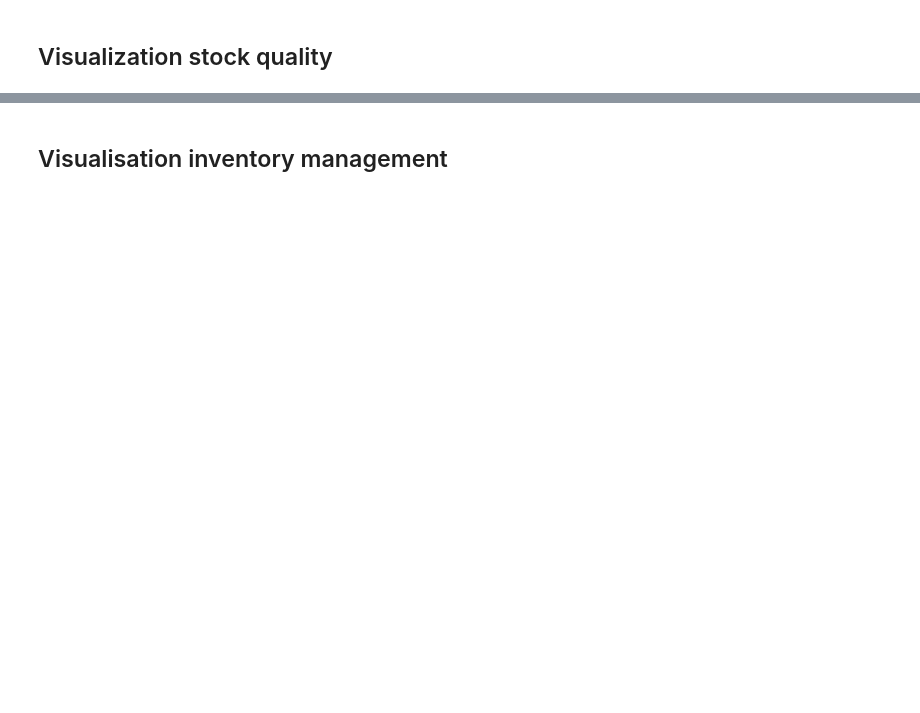
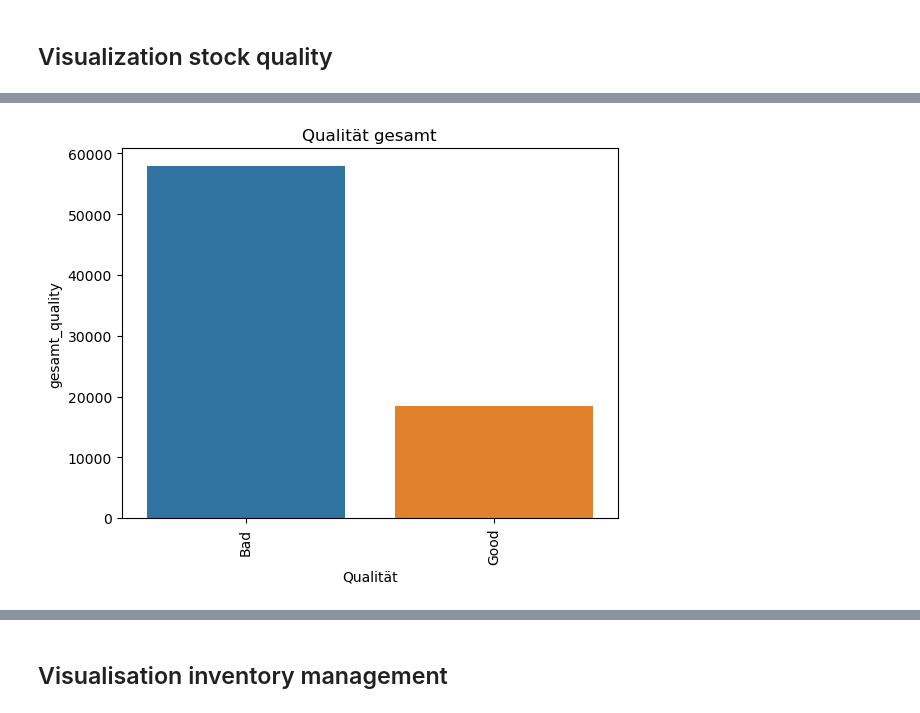
Before and after one commit to capstone-kueblbeck/capstone-kueblbeck, a Jupyter notebook: coding/max_pn.ipynb, the cells around one changed output, grey strips where cells are left out. Cells and saved outputs as stored; diff of their text form; code cells hidden in the pictures; blank space fills up the shorter version.

Commit message:
first visuals

```diff
--- a/coding/max_pn.ipynb
+++ b/coding/max_pn.ipynb
@@ -85,0 +138,10 @@ df_master
+# %%
+#create quality_gesamt
+
+""" PE_condition = [
+    (df_master['gesamt_lager'] > 0) & (df_master['gesamt_vk'] >= 3),
+    (df_master['gesamt_lager'] > 0) & (df_master['gesamt_vk'] < 3),
+    (df_master['gesamt_lager'] <= 0)
+]
+PE_categories = ['Good', 'Bad', 'not in stock']
+df_master['quality_gesamt'] = np.select(PE_condition, PE_categories) """
@@ -85,0 +150,16 @@ df_master
+# %%
+#create new columns ti measure the quality
+
+locations = ['gesamt', 'wen', 'rgb', 'amb', 'cha', 'str', 'pas', 'lan', 'müh', 'ros']
+PE_categories = ['Good', 'Bad', 'not in stock']
+
+for x in locations:
+    PE_condition = [
+        (df_master[x+'_lager'] > 0) & (df_master[x+'_vk'] >= 3),
+        (df_master[x+'_lager'] > 0) & (df_master[x+'_vk'] < 3),
+        (df_master[x+'_lager'] <= 0)
+    ]
+
+    df_master[x+'_quality'] = np.select(PE_condition, PE_categories)
+
+df_master
@@ -85,0 +180,16 @@ df_master
+# %%
+# Erstellen Sie das Balkendiagramm
+
+df_master_gesamt = df_master.query('gesamt_quality == "Good" or gesamt_quality == "Bad"')
+
+# Erstellen Sie das Balkendiagramm
+plt.title("Qualität gesamt")
+
+plt.xlabel('Qualität')
+plt.ylabel('Anzahl')
+
+sns.barplot(x=df_master_gesamt['gesamt_quality'].value_counts().index, y=df_master_gesamt['gesamt_quality'].value_counts(), data=df_master_gesamt)
+plt.xticks(rotation=90)
+plt.show()
+# %% [output]
+[figure, added]
```
Also changed, not shown: parts of 15 cells of this notebook, 1 other file.
